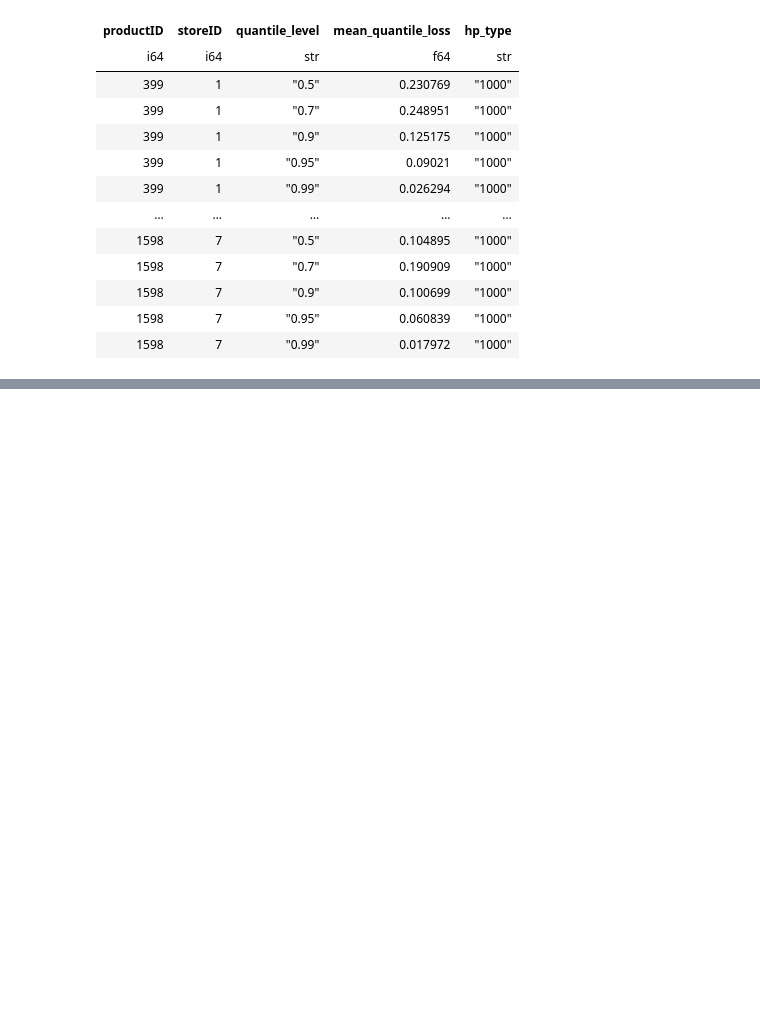
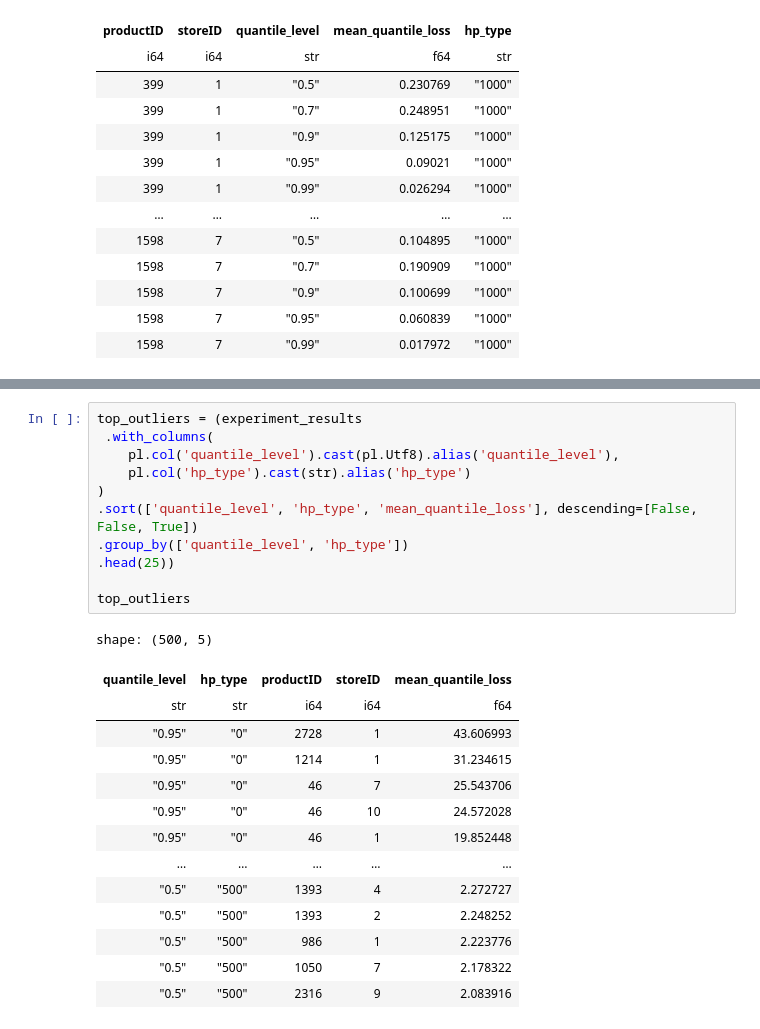
Before and after one commit to ivn23/bench-time, a Jupyter notebook: pipeline_test.ipynb, the cells around one changed output, grey strips where cells are left out. Cells and saved outputs as stored; diff of their text form; blank space fills up the shorter version.

```diff
--- a/pipeline_test.ipynb
+++ b/pipeline_test.ipynb
@@ -702,0 +718,26 @@ shape: (5_000, 5)
+# %%
+top_outliers = (experiment_results
+ .with_columns(
+    pl.col('quantile_level').cast(pl.Utf8).alias('quantile_level'),
+    pl.col('hp_type').cast(str).alias('hp_type')
+)
+.sort(['quantile_level', 'hp_type', 'mean_quantile_loss'], descending=[False, False, True])
+.group_by(['quantile_level', 'hp_type'])
+.head(25))
+
+top_outliers
+# %% [output]
+shape: (500, 5)
+| quantile_level | hp_type | productID | storeID | mean_quantile_loss |
+| str | str | i64 | i64 | f64 |
+| "0.95" | "0" | 2728 | 1 | 43.606993 |
+| "0.95" | "0" | 1214 | 1 | 31.234615 |
+| "0.95" | "0" | 46 | 7 | 25.543706 |
+| "0.95" | "0" | 46 | 10 | 24.572028 |
+| "0.95" | "0" | 46 | 1 | 19.852448 |
+| … | … | … | … | … |
+| "0.5" | "500" | 1393 | 4 | 2.272727 |
+| "0.5" | "500" | 1393 | 2 | 2.248252 |
+| "0.5" | "500" | 986 | 1 | 2.223776 |
+| "0.5" | "500" | 1050 | 7 | 2.178322 |
+| "0.5" | "500" | 2316 | 9 | 2.083916 |
```
Also changed, not shown: parts of 5 cells of this notebook, 13 other files.
